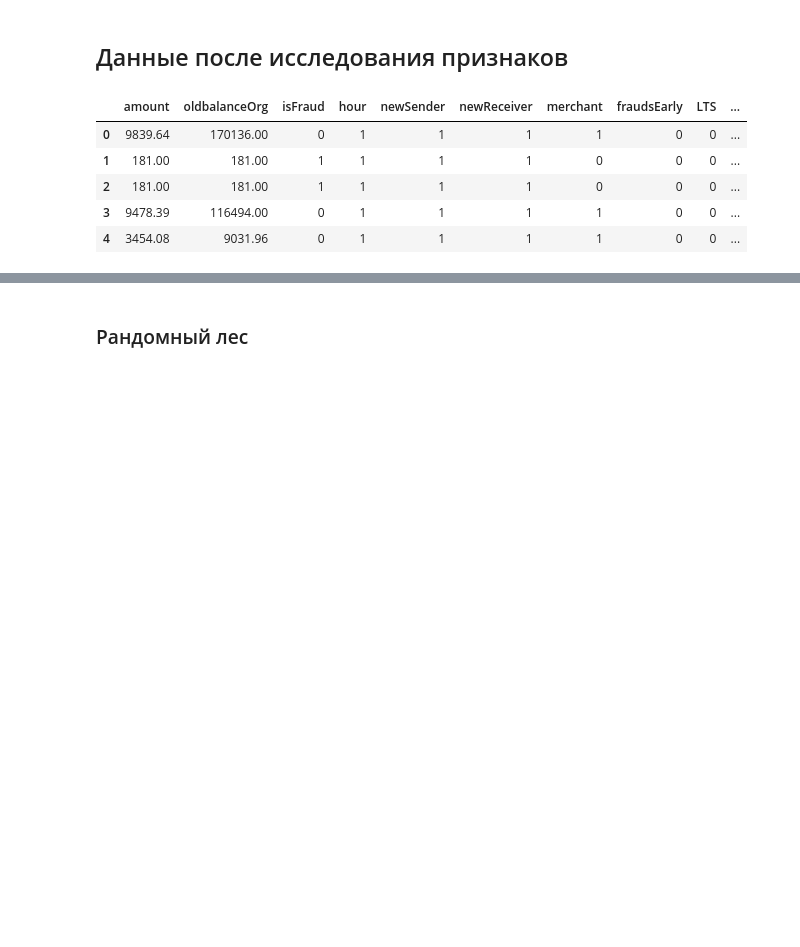
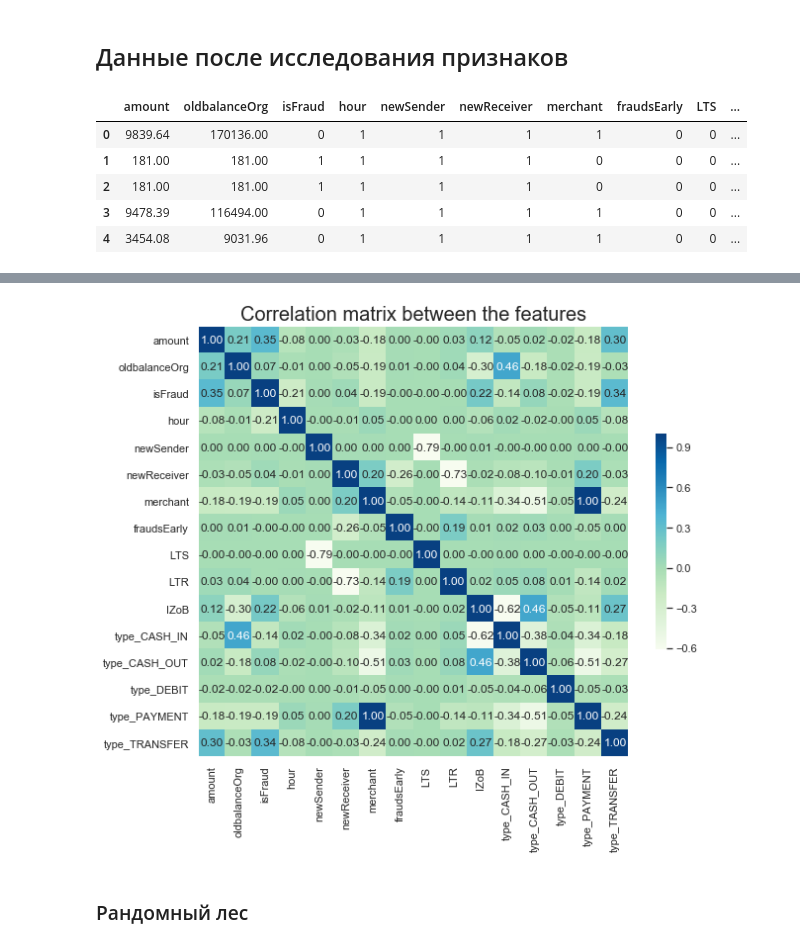
Before and after one commit to desoo40/mai_labs, a Jupyter notebook: diploma/diplomaPy/diploma.ipynb, the cells around one changed output, grey strips where cells are left out. Drawn from its saved outputs; the diff is of its cells as text; code cells hidden in the pictures; blank space fills up the shorter version.

```diff
--- a/diploma/diplomaPy/diploma.ipynb
+++ b/diploma/diplomaPy/diploma.ipynb
@@ -143,3 +123,7 @@ data.corr()
+# %%
+plot_corr()
+# %% [output]
+[figure, added]
 # %%
 X = data.loc[:, data.columns != 'isFraud'].values
 y = data.loc[:, 'isFraud'].values
```
Also changed, not shown: parts of 9 cells of this notebook, 3 other files.
